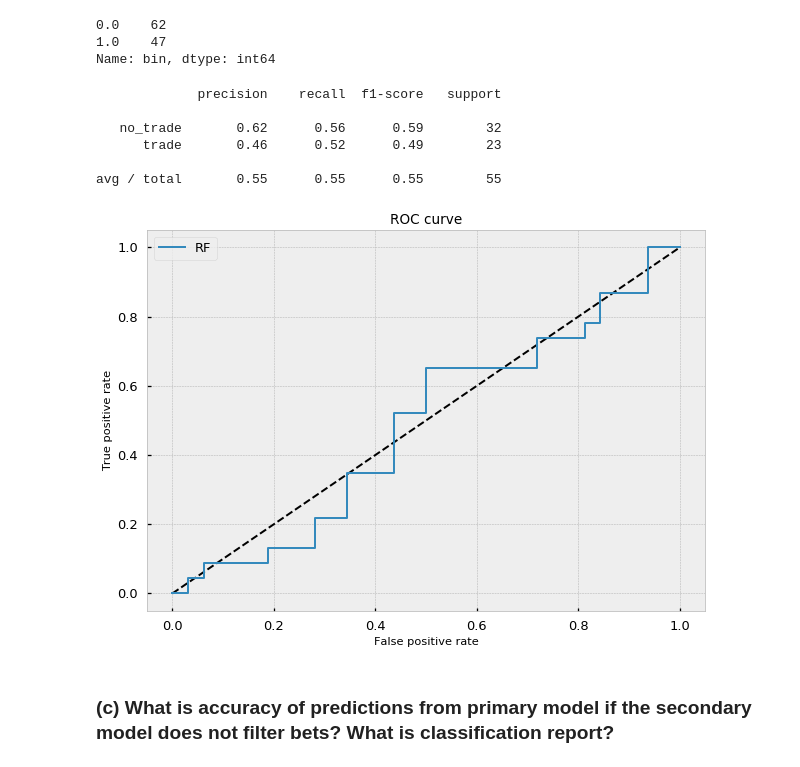
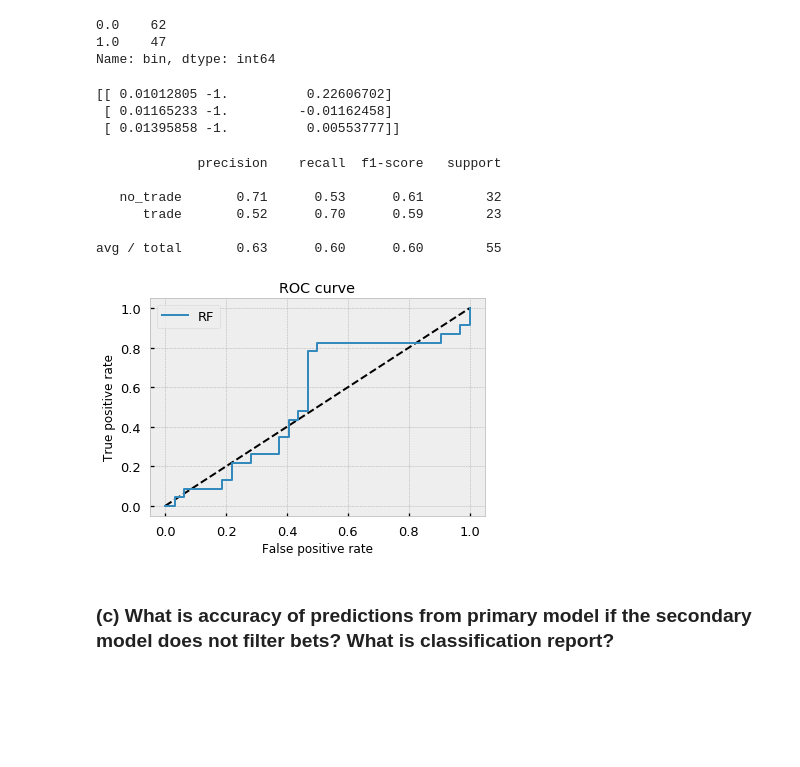
Before and after one commit to Dynami/Adv_Fin_ML_Exercises, a Jupyter notebook: notebooks/Labeling and MetaLabeling for Supervised Classification.ipynb, the cells around one changed output. Saved outputs shown, nothing was run; the diff lists cells and outputs as text; code cells hidden in the pictures; blank space fills up the shorter version.

```diff
--- a/notebooks/Labeling and MetaLabeling for Supervised Classification.ipynb
+++ b/notebooks/Labeling and MetaLabeling for Supervised Classification.ipynb
@@ -1114,39 +1124,44 @@ Xy.bin.value_counts()
 0.0    62
 1.0    47
 Name: bin, dtype: int64
+# %%
+X = Xy.drop('bin',axis=1).values
+print(X[0:3])
+y = Xy['bin'].values
+
+X_train, X_test, y_train, y_test = train_test_split(X, y, test_size=0.5, shuffle=False)
+# %% [output]
+[[ 0.01012805 -1.          0.22606702]
+ [ 0.01165233 -1.         -0.01162458]
+ [ 0.01395858 -1.          0.00553777]]
 # %%
-X = Xy.drop('bin',axis=1).values
-y = Xy['bin'].values
-
-X_train, X_test, y_train, y_test = train_test_split(X, y, test_size=0.5, shuffle=False)
-
 n_estimator = 10000
-rf = RandomForestClassifier(max_depth=2, n_estimators=n_estimator,
+rf = RandomForestClassifier(max_depth=3, n_estimators=n_estimator,
                             criterion='entropy', random_state=RANDOM_STATE)
 rf.fit(X_train, y_train)
 
 # The random forest model by itself
 y_pred_rf = rf.predict_proba(X_test)[:, 1]
 y_pred = rf.predict(X_test)
 fpr_rf, tpr_rf, _ = roc_curve(y_test, y_pred_rf)
 print(classification_report(y_test, y_pred, target_names=['no_trade','trade']))
 
 plt.figure(1)
 plt.plot([0, 1], [0, 1], 'k--')
 plt.plot(fpr_rf, tpr_rf, label='RF')
 plt.xlabel('False positive rate')
 plt.ylabel('True positive rate')
 plt.title('ROC curve')
 plt.legend(loc='best')
 plt.show()
 # %% [output]
              precision    recall  f1-score   support
 
-   no_trade       0.62      0.56      0.59        32
-      trade       0.46      0.52      0.49        23
+   no_trade       0.71      0.53      0.61        32
+      trade       0.52      0.70      0.59        23
 
-avg / total       0.55      0.55      0.55        55
+avg / total       0.63      0.60      0.60        55
-[figure, old version]
+[figure, new version]
 # %% [markdown]
 ### (c) What is accuracy of predictions from primary model if the secondary model does not filter bets? What is classification report?
 # %%
```
Also changed, not shown: parts of 11 cells of this notebook.
